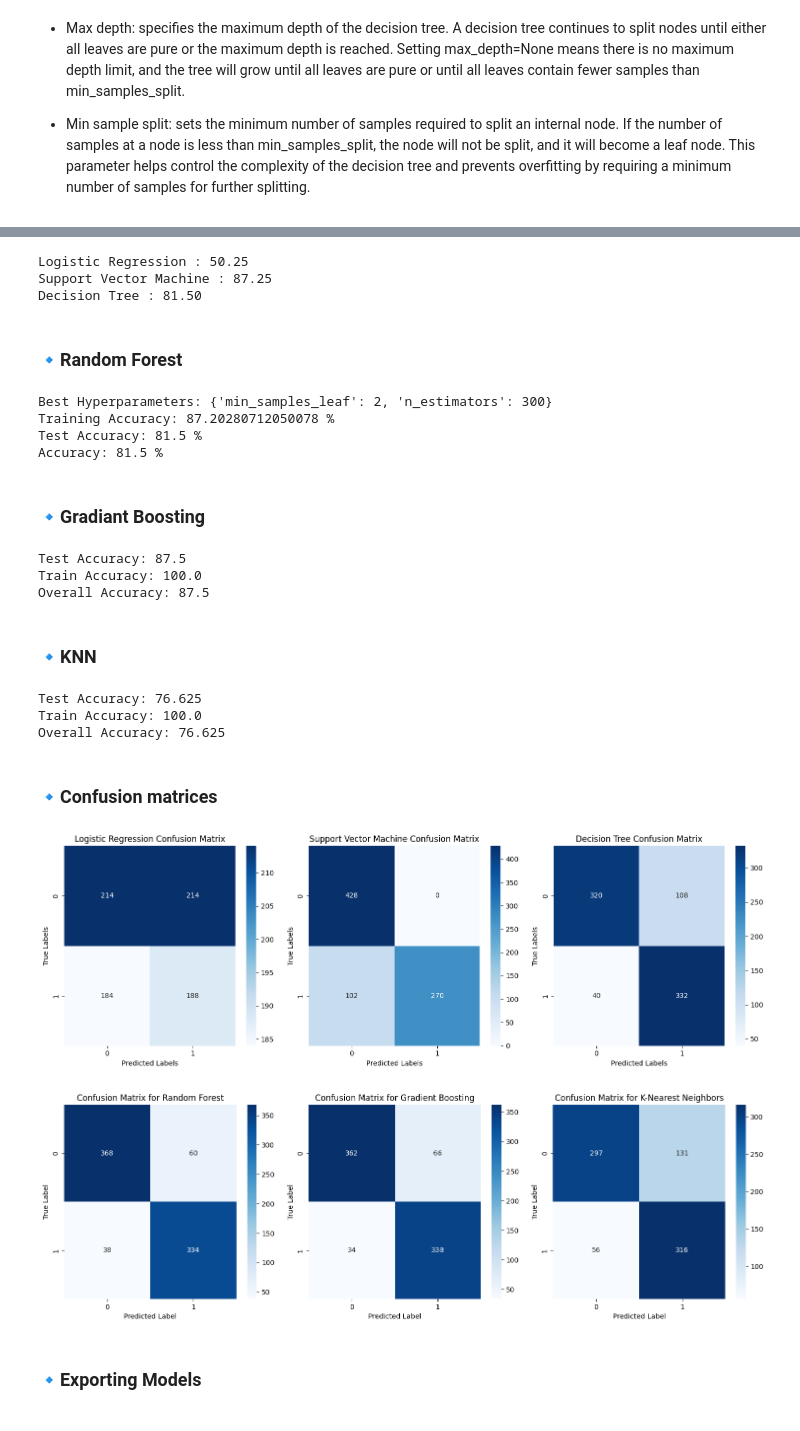
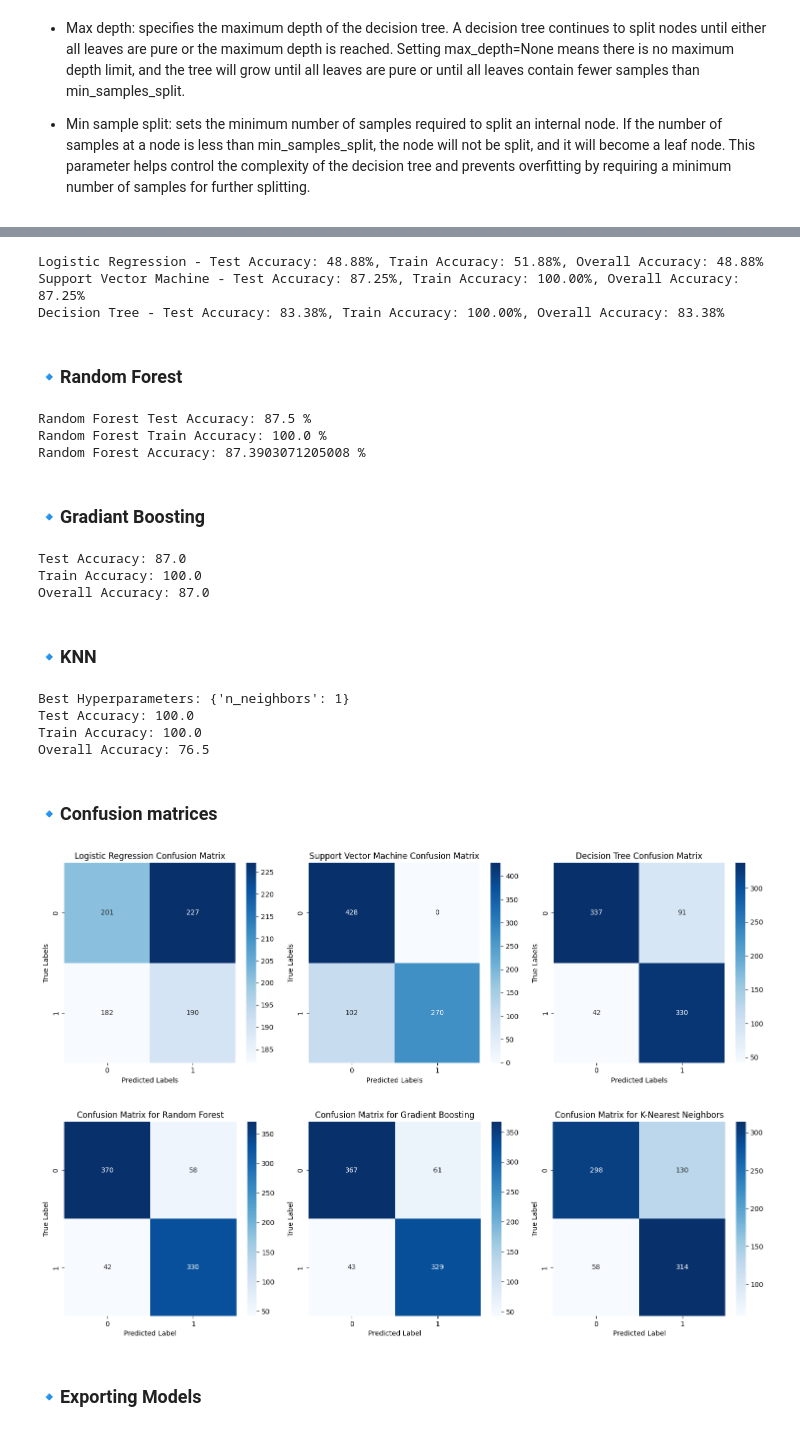
Before and after one commit to rahma-khattab/water-potability-prediction-system, a Jupyter notebook: Water_Potability.ipynb, the cells around one changed output, grey strips where cells are left out. Cells and saved outputs as stored; diff of their text form; code cells hidden in the pictures.

Commit message:
Updated graphs and code.

```diff
--- a/Water_Potability.ipynb
+++ b/Water_Potability.ipynb
@@ -650,6 +666,7 @@ Log_reg = GridSearchCV(LogisticRegression(), log_reg_params, cv=5, n_jobs=-1)
 svm_params = {
     'C': [0.1, 1, 10],  # Regularization parameter
     'gamma': [0.1, 1, 10],  # Kernel coefficient
+    'random_state': [0]
 }
 Svm = GridSearchCV(SVC(), svm_params, cv=5, n_jobs=-1)
 
@@ -657,7 +674,7 @@ Svm = GridSearchCV(SVC(), svm_params, cv=5, n_jobs=-1)
 dt_params = {
     'max_depth': [None, 10, 20],  # Maximum depth of the tree
     'min_samples_split': [2, 5, 10],  # Minimum number of samples required to split an internal node
-    'random_state': [42]
+    'random_state': [0]
 }
 decision_tree = GridSearchCV(DecisionTreeClassifier(), dt_params, cv=5, n_jobs=-1)
 
@@ -666,40 +683,41 @@ classifiers=[('Logistic Regression', Log_reg),('Support Vector Machine', Svm),('
 
 for classifier_name, classifier in classifiers:
     classifier.fit(X_train, y_train)
-    y_pred= classifier.predict(X_test)
-    accuracy= accuracy_score(y_test, y_pred)
-    print('{:s} : {:.2f}'.format(classifier_name, accuracy*100))
+    y_pred = classifier.predict(X_test)
+    test_accuracy = accuracy_score(y_test, classifier.predict(X_test))
+    train_accuracy = accuracy_score(y_train, classifier.predict(X_train))
+    overall_accuracy = accuracy_score(y_test, y_pred)
+    print('{:s} - Test Accuracy: {:.2f}%, Train Accuracy: {:.2f}%, Overall Accuracy: {:.2f}%'.format(classifier_name, test_accuracy * 100, train_accuracy * 100, overall_accuracy * 100))
 # %% [output]
-Logistic Regression : 50.25
-Support Vector Machine : 87.25
-Decision Tree : 81.50
+Logistic Regression - Test Accuracy: 48.88%, Train Accuracy: 51.88%, Overall Accuracy: 48.88%
+Support Vector Machine - Test Accuracy: 87.25%, Train Accuracy: 100.00%, Overall Accuracy: 87.25%
+Decision Tree - Test Accuracy: 83.38%, Train Accuracy: 100.00%, Overall Accuracy: 83.38%
 # %% [markdown]
 ### 🔹Random Forest
 # %%
-RF_model = RandomForestClassifier()
-param_grid = {
+# Random Forest with hyperparameter tuning
+rf_params = {
     'n_estimators': [100, 200, 300], # Max number of trees.
-    'min_samples_leaf': [1, 2, 4]
+    'min_samples_leaf': [1, 2, 4],
+    'random_state': [0]
 }
-grid_search = GridSearchCV(estimator=RF_model, param_grid=param_grid, cv=5, scoring='accuracy')
-grid_search.fit(X_train, y_train)
-print("Best Hyperparameters:", grid_search.best_params_)
-rf_best_model= grid_search.best_estimator_
-predictions = rf_best_model.predict(X_test)
+random_forest = GridSearchCV(RandomForestClassifier(), rf_params, cv=5, scoring='accuracy', n_jobs=-1)
 
-RF_predictions = rf_best_model.predict(X_test)
+random_forest.fit(X_train, y_train)
+rf_predictions_test = random_forest.predict(X_test)
+rf_predictions_train = random_forest.predict(X_train)
 
-accuracy = accuracy_score(y_test, predictions)
-accuracy = accuracy_score(y_test, y_pred)
+test_accuracy = accuracy_score(y_test, rf_predictions_test)
+train_accuracy = accuracy_score(y_train, rf_predictions_train)
+overall_accuracy = random_forest.best_score_
 
-print("Training Accuracy:", grid_search.best_score_* 100,'%')
-print("Test Accuracy:", accuracy * 100,'%')
-print("Accuracy:", accuracy * 100,'%')
+print("Random Forest Test Accuracy:", test_accuracy * 100,'%')
+print("Random Forest Train Accuracy:", train_accuracy * 100,'%')
+print("Random Forest Accuracy:", overall_accuracy * 100,'%')
 # %% [output]
-Best Hyperparameters: {'min_samples_leaf': 2, 'n_estimators': 300}
-Training Accuracy: 87.20280712050078 %
-Test Accuracy: 81.5 %
-Accuracy: 81.5 %
+Random Forest Test Accuracy: 87.5 %
+Random Forest Train Accuracy: 100.0 %
+Random Forest Accuracy: 87.3903071205008 %
 # %% [markdown]
 ### 🔹Gradiant Boosting
 # %%
@@ -726,9 +744,9 @@ print("Test Accuracy:", test_accuracy * 100)
 print("Train Accuracy:", train_accuracy * 100)
 print("Overall Accuracy:", overall_accuracy * 100)
 # %% [output]
-Test Accuracy: 87.5
+Test Accuracy: 87.0
 Train Accuracy: 100.0
-Overall Accuracy: 87.5
+Overall Accuracy: 87.0
 # %% [markdown]
 ### 🔹KNN
 # %%
@@ -754,9 +772,10 @@ print("Test Accuracy:", test_accuracy * 100)
 print("Train Accuracy:", train_accuracy * 100)
 print("Overall Accuracy:", overall_accuracy * 100)
 # %% [output]
-Test Accuracy: 76.625
+Best Hyperparameters: {'n_neighbors': 1}
+Test Accuracy: 100.0
 Train Accuracy: 100.0
-Overall Accuracy: 76.625
+Overall Accuracy: 76.5
 # %% [markdown]
 ### 🔹Confusion matrices
 # %%
@@ -778,39 +797,39 @@ for i, (classifier_name, classifier) in enumerate(classifiers):
 plt.tight_layout()
 plt.show()
 # %% [output]
-[figure, old version]
+[figure, new version]
 # %%
 plt.figure(figsize=(20, 9))
 
 
 # Plot for Random Forest
-RF_confusion_matrix = confusion_matrix(y_test, RF_predictions)
+RF_confusion_matrix = confusion_matrix(y_test, rf_predictions_test)
 plt.subplot(2, 4, 1)
 sns.heatmap(RF_confusion_matrix, annot=True, fmt="d", cmap="Blues")
 plt.title("Confusion Matrix for Random Forest")
 plt.xlabel("Predicted Label")
 plt.ylabel("True Label")
 
 # Plot for Gradient Boosting
 GB_confusion_matrix = confusion_matrix(y_test, GB_y_pred_test)
 plt.subplot(2, 4, 2)
 sns.heatmap(GB_confusion_matrix, annot=True, fmt="d", cmap="Blues")
 plt.title("Confusion Matrix for Gradient Boosting")
 plt.xlabel("Predicted Label")
 plt.ylabel("True Label")
 
 # Plot for K-Nearest Neighbors
-knn_confusion_matrix = confusion_matrix(y_test, knn_predictions_test)
+knn_confusion_matrix = confusion_matrix(y_test, Knn_y_pred_test)
 plt.subplot(2, 4, 3)
 sns.heatmap(knn_confusion_matrix, annot=True, fmt="d", cmap="Blues")
 plt.title("Confusion Matrix for K-Nearest Neighbors")
 plt.xlabel("Predicted Label")
 plt.ylabel("True Label")
 
 plt.tight_layout()
 plt.show()
 # %% [output]
-[figure, old version]
+[figure, new version]
 # %% [markdown]
 ### 🔹Exporting Models
 # %%
```
Also changed, not shown: parts of 17 cells of this notebook, 15 other files.
